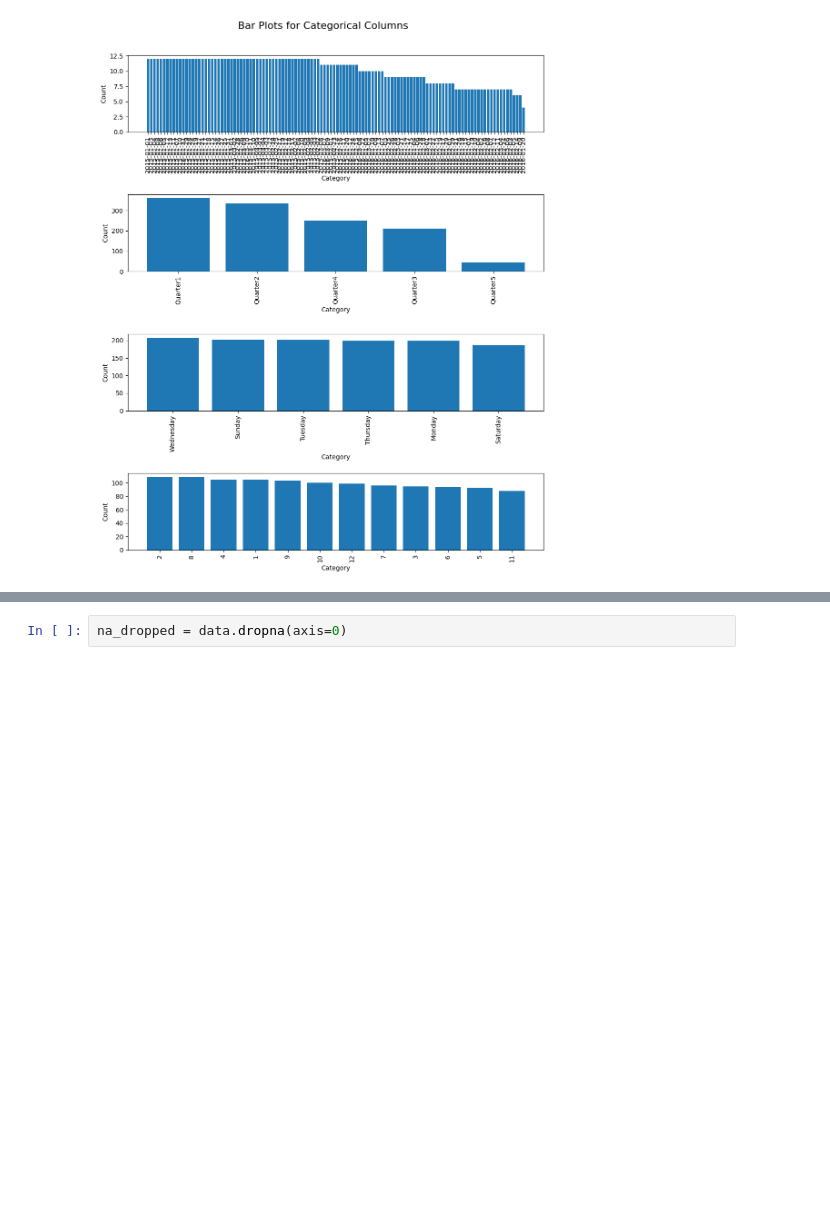
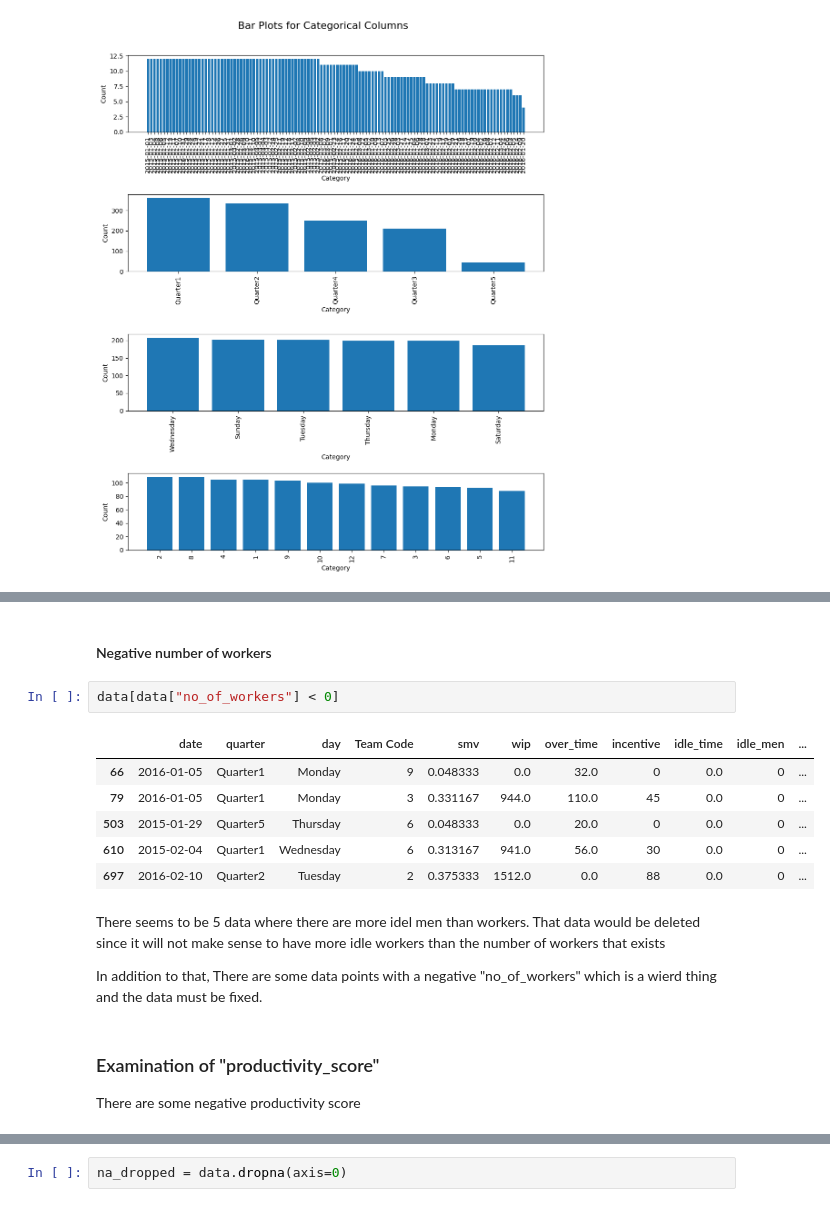
Before and after one commit to Andreas-Lukito/Productivity_Score_Prediction, a Jupyter notebook: Productivity_score_prediction.ipynb, the cells around one changed output, grey strips where cells are left out. Saved outputs shown, nothing was run; the diff lists cells and outputs as text; blank space fills up the shorter version.

```diff
--- a/Productivity_score_prediction.ipynb
+++ b/Productivity_score_prediction.ipynb
@@ -516,0 +536,19 @@ categoric_dist_plot(categorical_data)
+# %% [markdown]
+#### Negative number of workers
+# %%
+data[data["no_of_workers"] < 0]
+# %% [output]
+|  | date | quarter | day | Team Code | smv | wip | over_time | incentive | idle_time | idle_men | ... |
+| 66 | 2016-01-05 | Quarter1 | Monday | 9 | 0.048333 | 0.0 | 32.0 | 0 | 0.0 | 0 | ... |
+| 79 | 2016-01-05 | Quarter1 | Monday | 3 | 0.331167 | 944.0 | 110.0 | 45 | 0.0 | 0 | ... |
+| 503 | 2015-01-29 | Quarter5 | Thursday | 6 | 0.048333 | 0.0 | 20.0 | 0 | 0.0 | 0 | ... |
+| 610 | 2015-02-04 | Quarter1 | Wednesday | 6 | 0.313167 | 941.0 | 56.0 | 30 | 0.0 | 0 | ... |
+| 697 | 2016-02-10 | Quarter2 | Tuesday | 2 | 0.375333 | 1512.0 | 0.0 | 88 | 0.0 | 0 | ... |
+# %% [markdown]
+There seems to be 5 data where there are more idel men than workers. That data would be deleted since it will not make sense to have more idle workers than the number of workers that exists
+
+In addition to that, There are some data points with a negative "no_of_workers" which is a wierd thing and the data must be fixed.
+# %% [markdown]
+### Examination of "productivity_score"
+
+There are some negative productivity score
```
Also changed, not shown: parts of 17 cells of this notebook, 1 other file.
